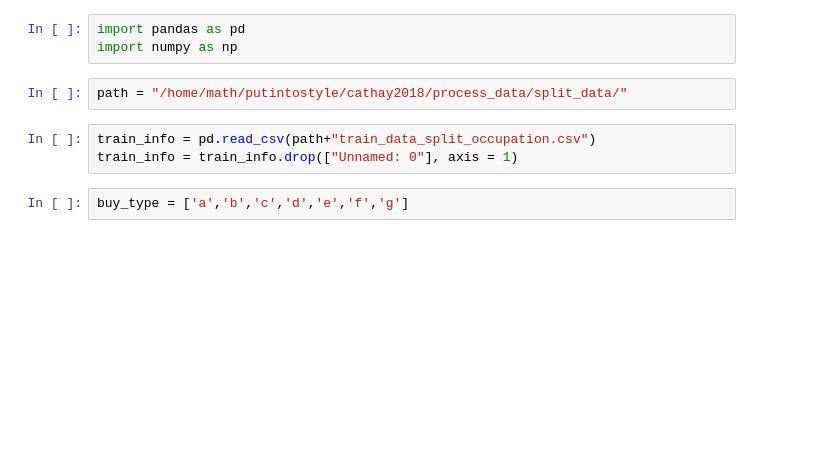
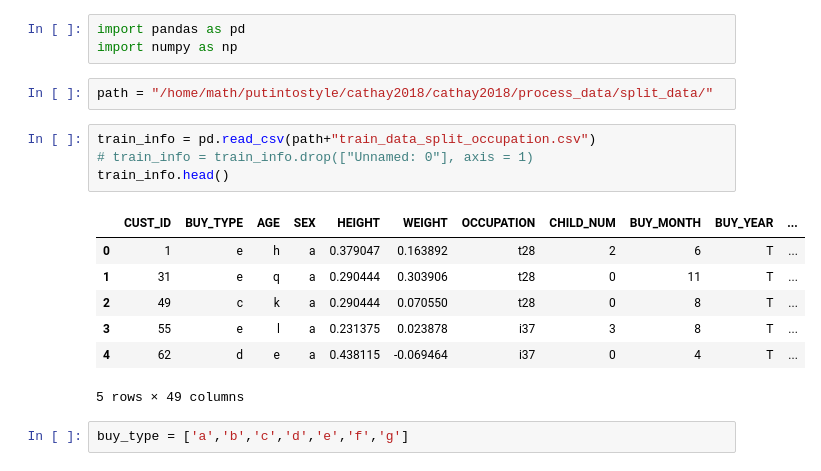
Before and after one commit to putintostyle/cathay2018-, a Jupyter notebook: Split_data_buy_type.ipynb, the cells around one changed output. Drawn from its saved outputs; the diff is of its cells as text; blank space fills up the shorter version.

```diff
--- a/Split_data_buy_type.ipynb
+++ b/Split_data_buy_type.ipynb
@@ -2,10 +2,19 @@
 import pandas as pd
 import numpy as np
 # %%
-path = "/home/math/putintostyle/cathay2018/process_data/split_data/"
+path = "/home/math/putintostyle/cathay2018/cathay2018/process_data/split_data/"
 # %%
 train_info = pd.read_csv(path+"train_data_split_occupation.csv")
-train_info = train_info.drop(["Unnamed: 0"], axis = 1)
+# train_info = train_info.drop(["Unnamed: 0"], axis = 1)
+train_info.head()
+# %% [output]
+|  | CUST_ID | BUY_TYPE | AGE | SEX | HEIGHT | WEIGHT | OCCUPATION | CHILD_NUM | BUY_MONTH | BUY_YEAR | ... |
+| 0 | 1 | e | h | a | 0.379047 | 0.163892 | t28 | 2 | 6 | T | ... |
+| 1 | 31 | e | q | a | 0.290444 | 0.303906 | t28 | 0 | 11 | T | ... |
+| 2 | 49 | c | k | a | 0.290444 | 0.070550 | t28 | 0 | 8 | T | ... |
+| 3 | 55 | e | l | a | 0.231375 | 0.023878 | i37 | 3 | 8 | T | ... |
+| 4 | 62 | d | e | a | 0.438115 | -0.069464 | i37 | 0 | 4 | T | ... |
+5 rows × 49 columns
 # %%
 buy_type = ['a','b','c','d','e','f','g']
 # %%
```
Also changed, not shown: parts of 1 cell of this notebook, 4 other files.
